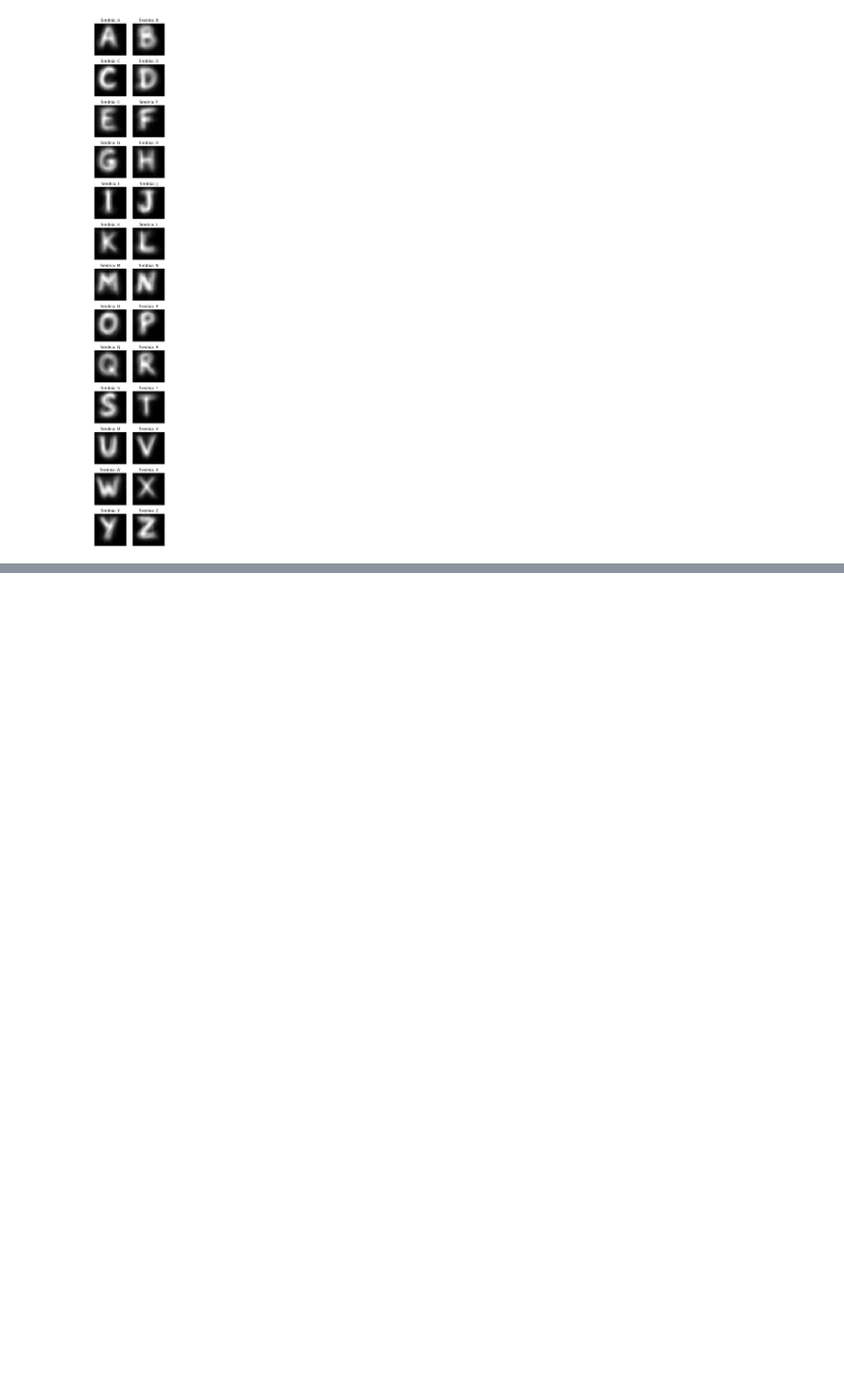
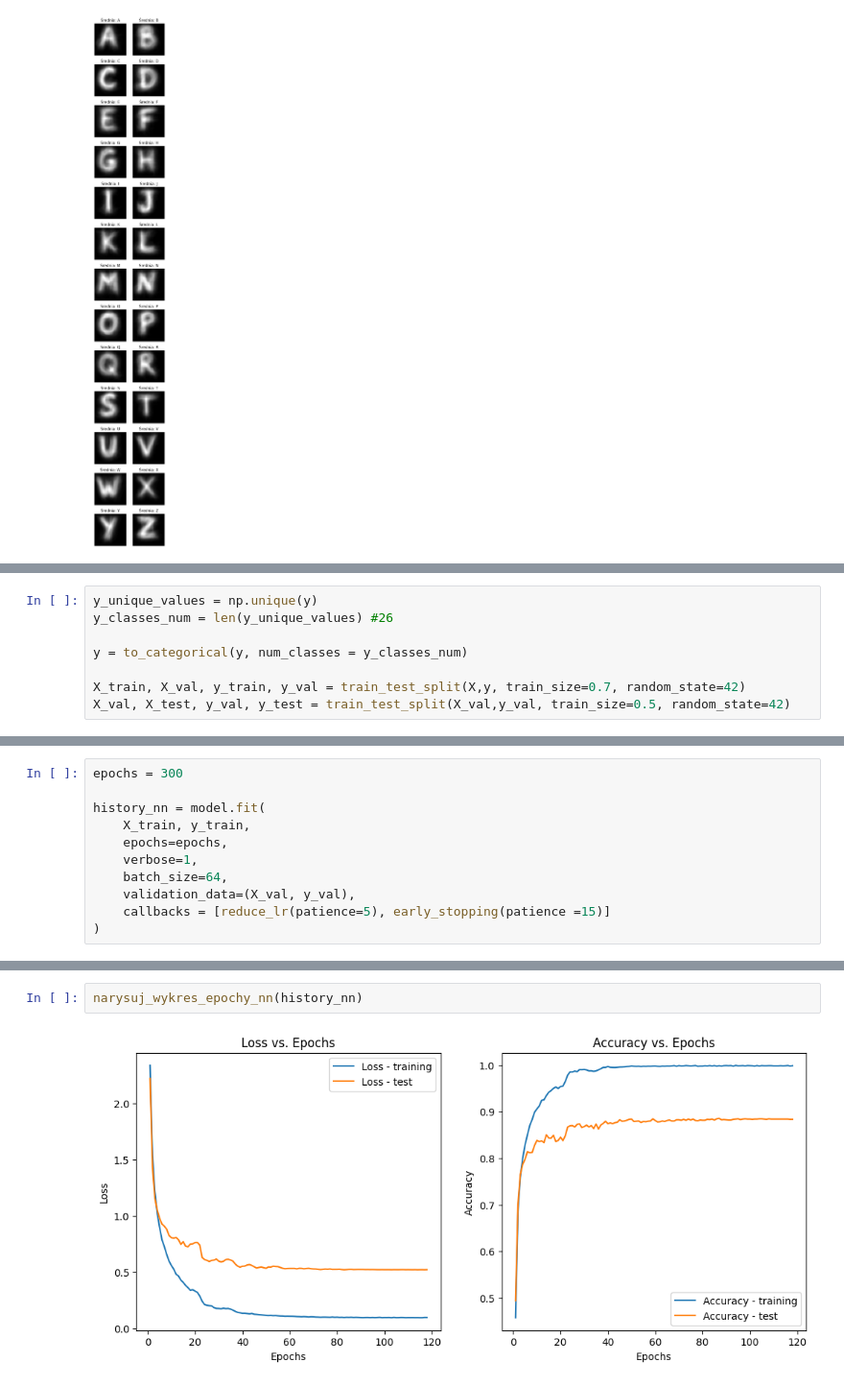
Before and after one commit to JustKoshi/litery_lacinskie_nn, a Jupyter notebook: Notatniki/projekt_notatnik.ipynb, the cells around one changed output, grey strips where cells are left out. Shown at 96% size. Drawn from its saved outputs; the diff is of its cells as text; blank space fills up the shorter version.

```diff
--- a/Notatniki/projekt_notatnik.ipynb
+++ b/Notatniki/projekt_notatnik.ipynb
@@ -116,0 +195,8 @@ plt.show()
+# %%
+y_unique_values = np.unique(y)
+y_classes_num = len(y_unique_values) #26
+
+y = to_categorical(y, num_classes = y_classes_num)
+
+X_train, X_val, y_train, y_val = train_test_split(X,y, train_size=0.7, random_state=42)
+X_val, X_test, y_val, y_test = train_test_split(X_val,y_val, train_size=0.5, random_state=42)
@@ -116,0 +247,11 @@ plt.show()
+# %%
+epochs = 300
+
+history_nn = model.fit(
+    X_train, y_train,
+    epochs=epochs,
+    verbose=1,
+    batch_size=64,
+    validation_data=(X_val, y_val),
+    callbacks = [reduce_lr(patience=5), early_stopping(patience =15)]
+)
@@ -116,0 +276,4 @@ plt.show()
+# %%
+narysuj_wykres_epochy_nn(history_nn)
+# %% [output]
+[figure, added]
```
Also changed, not shown: parts of 15 cells of this notebook.
